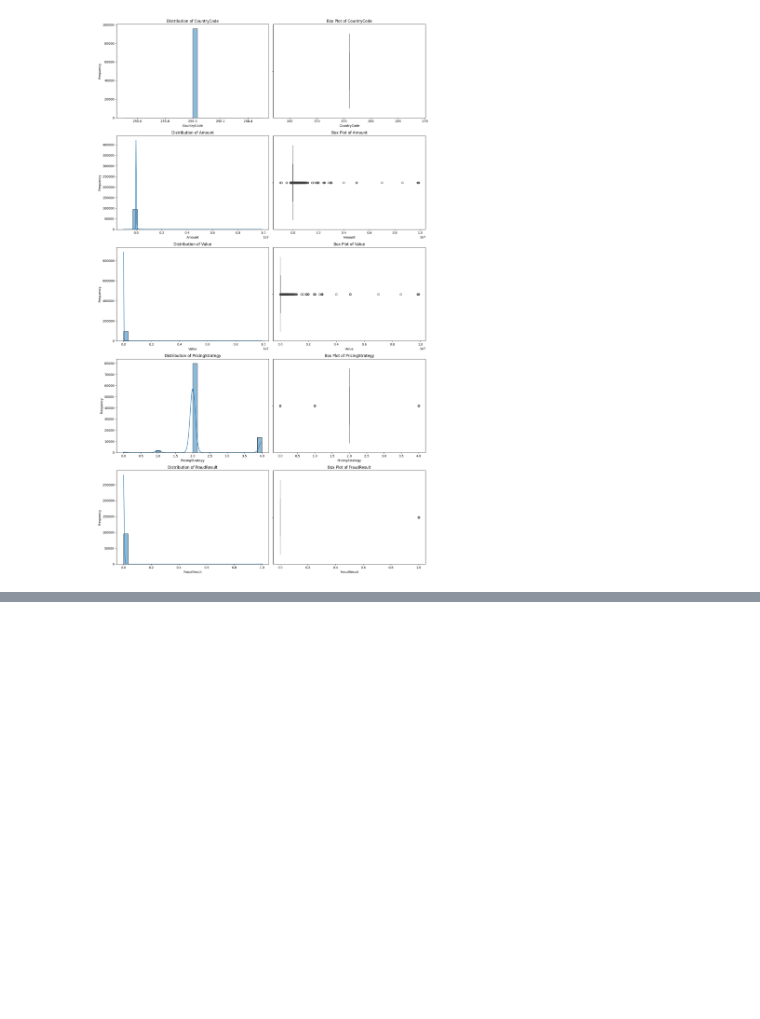
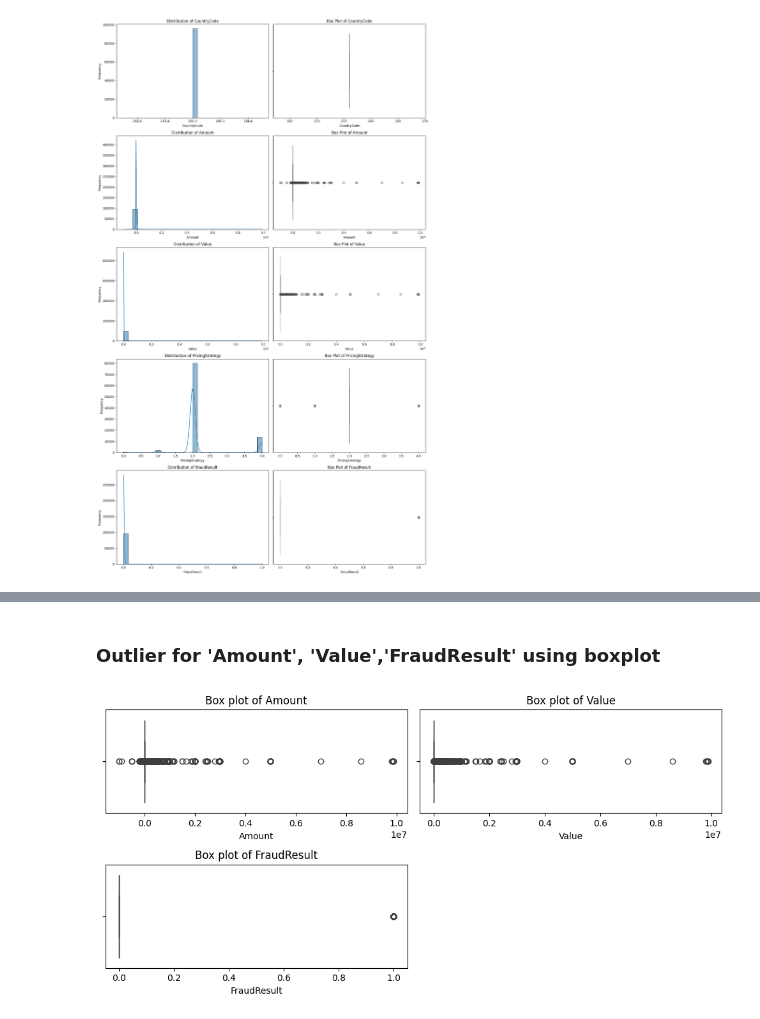
Before and after one commit to Marta233/Credit_Score, a Jupyter notebook: notebook/dataunder.ipynb, the cells around one changed output, grey strips where cells are left out. Drawn from its saved outputs; the diff is of its cells as text; code cells hidden in the pictures; blank space fills up the shorter version.

```diff
--- a/notebook/dataunder.ipynb
+++ b/notebook/dataunder.ipynb
@@ -128,0 +148,7 @@ EDA.visualize_numerical_features()
+# %% [markdown]
+### Outlier for 'Amount', 'Value','FraudResult' using boxplot
+# %%
+attributes = ['Amount', 'Value','FraudResult']
+EDA.visualize_outliers_with_boxplot(attributes)
+# %% [output]
+[figure, added]
```
Also changed, not shown: parts of 5 cells of this notebook, 1 other file.
